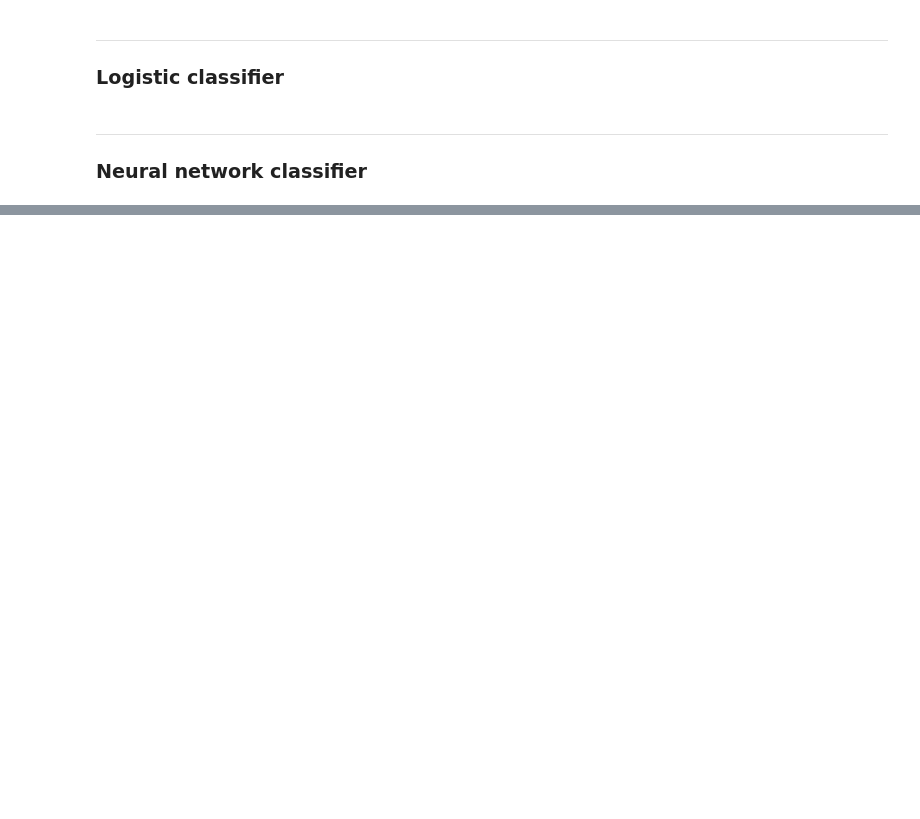
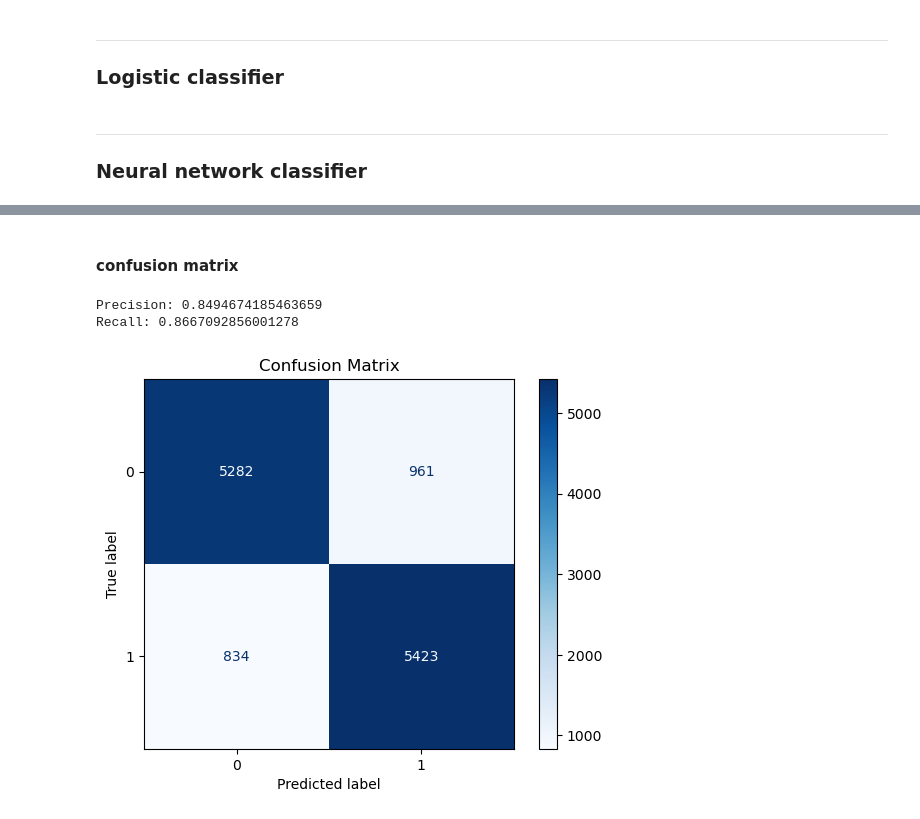
Before and after one commit to MiaNguyen912/cs178-IMDb-movie-reviews-classification--final-project-, a Jupyter notebook: IMDb_Movie_Reviews.ipynb, the cells around one changed output, grey strips where cells are left out. Cells and saved outputs as stored; diff of their text form; code cells hidden in the pictures; blank space fills up the shorter version.

```diff
--- a/IMDb_Movie_Reviews.ipynb
+++ b/IMDb_Movie_Reviews.ipynb
@@ -139,3 +149,10 @@ Coords	    Values
 (0, 571)	0.10410843943135543
 ...
 """
+
+
+# Transform the validation set using the same vectorizer
+X_val_vectorized = vectorizer.transform(X_val)
+
+# Transform the test set using the same vectorizer
+X_test_vectorized = vectorizer.transform(X_test)
@@ -329,0 +594,30 @@ plt.show()
+# %% [markdown]
+#### confusion matrix
+# %%
+# Assuming y_pred are the predicted values from your classifier
+# and y_true are the true labels from the validation/test set
+best_mlp = MLPClassifier(activation='logistic', hidden_layer_sizes=(64,), learning_rate='constant', learning_rate_init=0.1, solver='sgd', batch_size=256, random_state=seed, n_iter_no_change=100, max_iter=200)
+best_mlp.fit(X_train_vectorized, y_train)
+y_pred = best_mlp.predict(X_val_vectorized)
+y_true = y_val
+
+# Calculate precision and recall
+precision = precision_score(y_true, y_pred)
+recall = recall_score(y_true, y_pred)
+
+# Print precision and recall
+print(f'Precision: {precision}')
+print(f'Recall: {recall}')
+
+# Calculate confusion matrix
+cm = confusion_matrix(y_true, y_pred)
+
+# Plot confusion matrix using heatmap for better visualization
+disp = ConfusionMatrixDisplay(confusion_matrix=cm, display_labels=[0, 1])  # binary classification (0, 1) to sentiment (negative, positive)
+disp.plot(cmap='Blues')
+plt.title("Confusion Matrix")
+plt.show()
+# %% [output]
+Precision: 0.8494674185463659
+Recall: 0.8667092856001278
+[figure, added]
```
Also changed, not shown: parts of 24 cells of this notebook, 1 other file.
